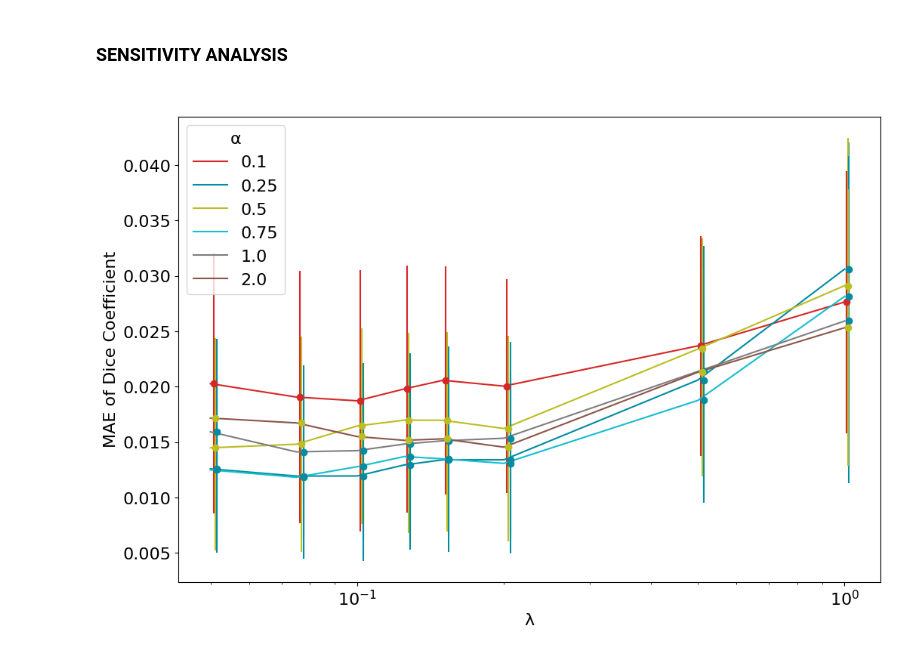
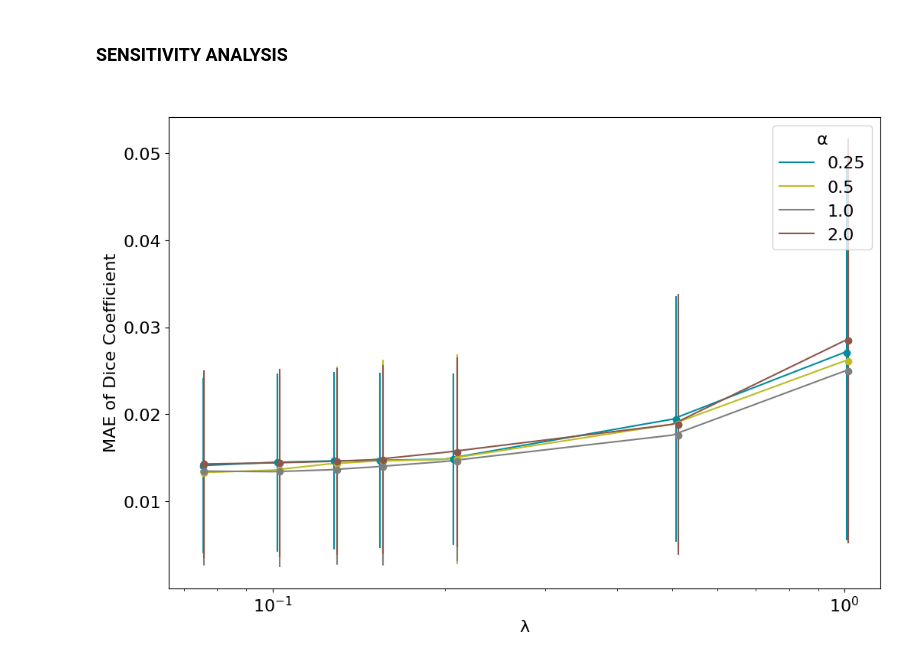
Before and after one commit to aisha-lawal/hyperpredict, a Jupyter notebook: visualizations/hyperpredict_clapirn.ipynb, the cells around one changed output. Drawn from its saved outputs; the diff is of its cells as text; code cells hidden in the pictures.

```diff
--- a/visualizations/hyperpredict_clapirn.ipynb
+++ b/visualizations/hyperpredict_clapirn.ipynb
@@ -624,90 +709,73 @@ plt.show()
 ### SENSITIVITY ANALYSIS
 # %%
 
-sensitivity_01 = pd.read_csv("../results/symnet_clapirn/sensitivity_analysis/sensitivity_analysis_image_0.1_target.csv")
-sensitivity_025 = pd.read_csv("../results/symnet_clapirn/sensitivity_analysis/sensitivity_analysis_image_0.25_target.csv")
-sensitivity_05 = pd.read_csv("../results/symnet_clapirn/sensitivity_analysis/sensitivity_analysis_image_0.5_target.csv")
-sensitivity_075 = pd.read_csv("../results/symnet_clapirn/sensitivity_analysis/sensitivity_analysis_image_0.75_target.csv")
-sensitivity_10 = pd.read_csv("../results/symnet_clapirn/sensitivity_analysis/sensitivity_analysis_image_1.0_target.csv")
-sensitivity_20 = pd.read_csv("../results/symnet_clapirn/sensitivity_analysis/sensitivity_analysis_image_2.0_target.csv")
+sensitivity_025 = pd.read_csv("../results/symnet_clapirn/final_result/sensitivity_analysis/xavier_0.25_seeded_target.csv")
+sensitivity_05 = pd.read_csv("../results/symnet_clapirn/final_result/sensitivity_analysis/xavier_0.5_seeded_target.csv")
+sensitivity_10 = pd.read_csv("../results/symnet_clapirn/final_result/sensitivity_analysis/xavier_1.0_seeded_target.csv")
+sensitivity_20 = pd.read_csv("../results/symnet_clapirn/final_result/sensitivity_analysis/xavier_2.0_seeded_target.csv")
 
+sensitivity_025 = sensitivity_025[sensitivity_025["lamda"] >= 0.075]
+sensitivity_05 = sensitivity_05[sensitivity_05["lamda"] >= 0.075]
+sensitivity_10 = sensitivity_10[sensitivity_10["lamda"] >= 0.075]
+sensitivity_20 = sensitivity_20[sensitivity_20["lamda"] >= 0.075]
 
 lamda = sensitivity_025["lamda"].unique()
 lam_log = np.where(lamda > 0, np.log(lamda), np.log(lamda + 1e-5))
+x_errorbar = [0.0006,0.002 ,0.003,0.004,0.007,0.008,0.01]
 
-
-x_errorbar = [0.0008,0.0013 ,0.0015,0.0017,0.0020,0.003,0.007, 0.01]
-
-#0.1
-sensitivity_01["dice_difference"] = abs(sensitivity_01["predicted_dice"] - sensitivity_01["target_dice"])
-sensitivity_01["std_dev"] = np.std(sensitivity_01["predicted_dice"] - sensitivity_01["target_dice"], axis = 0)
-mean_difference =  sensitivity_01.groupby("lamda").mean().reset_index()
-std_dev = sensitivity_01.groupby("lamda").std().reset_index()
-sns.lineplot(x=lamda, y=mean_difference["dice_difference"], color="#d62728")
-plt.errorbar(x_errorbar+lamda, mean_difference["dice_difference"], yerr=std_dev["dice_difference"], fmt='o', color = '#d62728')
 
 #0.25
 sensitivity_025["dice_difference"] = abs(sensitivity_025["predicted_dice"] - sensitivity_025["target_dice"])
 sensitivity_025["std_dev"] = np.std(sensitivity_025["predicted_dice"] - sensitivity_025["target_dice"], axis = 0)
 mean_difference =  sensitivity_025.groupby("lamda").mean().reset_index()
 std_dev = sensitivity_025.groupby("lamda").std().reset_index()
-sns.lineplot(x=lamda, y=mean_difference["dice_difference"], color="#028ca1")
-plt.errorbar([x*2 for x in x_errorbar]+lamda, mean_difference["dice_difference"], yerr=std_dev["dice_difference"], fmt='o', color = '#028ca1')
+sns.lineplot(x=lamda, y=mean_difference["dice_difference"], color="#028ca1", linestyle='-')
+plt.errorbar(x_errorbar +lamda, mean_difference["dice_difference"], yerr=std_dev["dice_difference"], fmt='o', color = '#028ca1')
 
 
 #0.5
 sensitivity_05["dice_difference"] = abs(sensitivity_05["predicted_dice"] - sensitivity_05["target_dice"])
 mean_difference =  sensitivity_05.groupby("lamda").mean().reset_index()
 std_dev = sensitivity_05.groupby("lamda").std().reset_index()
-sns.lineplot(x=lamda, y=mean_difference["dice_difference"], color="#bcbd22")
+sns.lineplot(x=lamda, y=mean_difference["dice_difference"], color="#bcbd22", linestyle='-')
 plt.errorbar([x*1.5 for x in x_errorbar]+lamda, mean_difference["dice_difference"], yerr=std_dev["dice_difference"], fmt='o', color = '#bcbd22')
 
 
-
-#0.75
-sensitivity_075["dice_difference"] = abs(sensitivity_075["predicted_dice"] - sensitivity_075["target_dice"])
-sensitivity_075["std_dev"] = np.std(sensitivity_075["predicted_dice"] - sensitivity_075["target_dice"], axis = 0)
-mean_difference =  sensitivity_075.groupby("lamda").mean().reset_index()
-std_dev = sensitivity_075.groupby("lamda").std().reset_index()
-sns.lineplot(x=lamda, y=mean_difference["dice_difference"], color="#17becf")
-plt.errorbar([x*2 for x in x_errorbar]+lamda, mean_difference["dice_difference"], yerr=std_dev["dice_difference"], fmt='o', color = '#028ca1')
 
 #1.0
 sensitivity_10["dice_difference"] = abs(sensitivity_10["predicted_dice"] - sensitivity_10["target_dice"])
 sensitivity_10["std_dev"] = np.std(sensitivity_10["predicted_dice"] - sensitivity_10["target_dice"], axis = 0)
 mean_difference =  sensitivity_10.groupby("lamda").mean().reset_index()
 std_dev = sensitivity_10.groupby("lamda").std().reset_index()
-sns.lineplot(x=lamda, y=mean_difference["dice_difference"], color="#7f7f7f")
-plt.errorbar([x*2 for x in x_errorbar]+lamda, mean_difference["dice_difference"], yerr=std_dev["dice_difference"], fmt='o', color = '#028ca1')
-
+sns.lineplot(x=lamda, y=mean_difference["dice_difference"], color="#7f7f7f", linestyle='-')
+plt.errorbar([x*1.5 for x in x_errorbar]+lamda, mean_difference["dice_difference"], yerr=std_dev["dice_difference"], fmt='o', color = '#7f7f7f')
 
 #2.0
 sensitivity_20["dice_difference"] = abs(sensitivity_20["predicted_dice"] - sensitivity_20["target_dice"])
+sensitivity_20["std_dev"] = np.std(sensitivity_20["predicted_dice"] - sensitivity_20["target_dice"], axis = 0)
 mean_difference =  sensitivity_20.groupby("lamda").mean().reset_index()
 std_dev = sensitivity_20.groupby("lamda").std().reset_index()
-sns.lineplot(x=lamda, y=mean_difference["dice_difference"], color="#8c564b")
-plt.errorbar([x*1.5 for x in x_errorbar]+lamda, mean_difference["dice_difference"], yerr=std_dev["dice_difference"], fmt='o', color = '#bcbd22')
+sns.lineplot(x=lamda, y=mean_difference["dice_difference"], color="#8c564b", linestyle='-')
+plt.errorbar([x*1.5 for x in x_errorbar]+lamda, mean_difference["dice_difference"], yerr=std_dev["dice_difference"], fmt='o', color = '#8c564b')
 
 
 
 custom_legend = [
-    plt.Line2D([0], [0], color='#d62728',  linestyle='-', markersize=5),
     plt.Line2D([0], [0], color='#028ca1',  linestyle='-', markersize=5),
     plt.Line2D([0], [0], color='#bcbd22', linestyle='-', markersize=5),
-    plt.Line2D([0], [0], color='#17becf',  linestyle='-', markersize=5),
     plt.Line2D([0], [0], color='#7f7f7f',  linestyle='-', markersize=5),
-    plt.Line2D([0], [0], color='#8c564b', linestyle='-', markersize=5),
+    plt.Line2D([0], [0], color='#8c564b', linestyle='-', markersize=5)
 
 ]
-legend_labels = ['0.1','0.25', '0.5', '0.75', '1.0', '2.0']
+legend_labels = ['0.25', '0.5',  '1.0', '2.0']
 
 plt.legend(custom_legend, legend_labels, title="α")
 plt.title(" ");
 plt.xlabel("λ");
 plt.ylabel("MAE of Dice Coefficient");
 plt.xscale("log")
 plt.show()
 # %% [output]
-[figure, old version]
+[figure, new version]
 # %%
 #nfv difference
```
Also changed, not shown: parts of 23 cells of this notebook, 1 other file.
